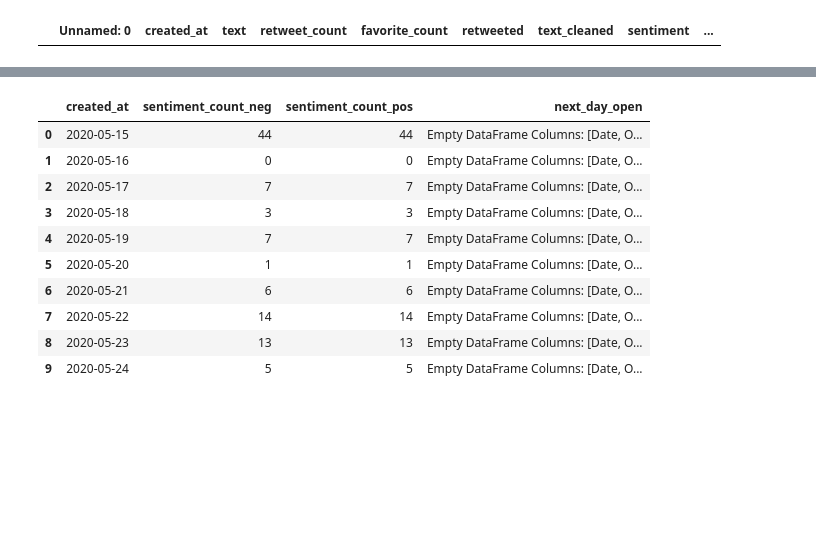
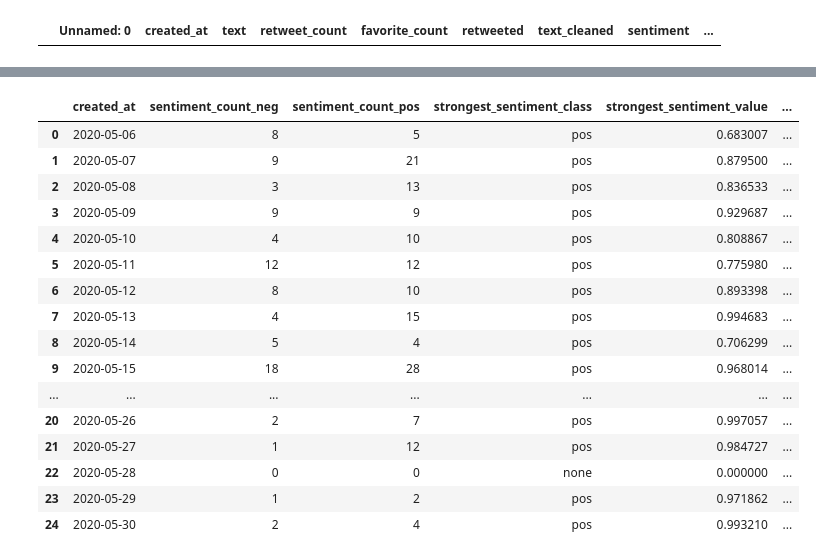
Before and after one commit to tbilaszewski/master-thesis, a Jupyter notebook: main.ipynb, the cells around one changed output, grey strips where cells are left out. Cells and saved outputs as stored; diff of their text form; code cells hidden in the pictures; blank space fills up the shorter version.

```diff
--- a/main.ipynb
+++ b/main.ipynb
@@ -91,13 +91,14 @@ tweets
 # %%
 import math
+from functools import reduce
 
 tweets_groupper= tweets.groupby(pd.Grouper(key='created_at', freq='1D'))
 
 tweets_gropuped = pd.DataFrame()
-tweets_gropuped['sentiment_count_neg'] = tweets_groupper['sentiment_classfication_neg'].count()
-tweets_gropuped['sentiment_count_pos'] = tweets_groupper['sentiment_classfication_pos'].count()
-tweets_gropuped['strongest_sentiment_class'] = tweets_groupper['sentiment'].max().map(lambda sentiment: sentiment[0] if math.isnan(sentiment[1]))
-tweets_gropuped['strongest_sentiment_value'] = tweets_groupper['sentiment'].max().map(lambda sentiment: sentiment[1] if math.isnan(sentiment[1]))
+tweets_gropuped['sentiment_count_neg'] = tweets_groupper['sentiment_classfication_neg'].apply(lambda val: (reduce((lambda x, y: x + y),val.tolist() if len(val.tolist()) else [0])))
+tweets_gropuped['sentiment_count_pos'] = tweets_groupper['sentiment_classfication_pos'].apply(lambda val: (reduce((lambda x, y: x + y),val.tolist() if len(val.tolist()) else [0])))
+tweets_gropuped['strongest_sentiment_class'] = tweets_groupper['sentiment'].max().map(lambda sentiment: sentiment[0] if isinstance(sentiment, list) and not math.isnan(sentiment[1]) else 'none')
+tweets_gropuped['strongest_sentiment_value'] = tweets_groupper['sentiment'].max().map(lambda sentiment: sentiment[1] if isinstance(sentiment, list) and not math.isnan(sentiment[1]) else 0)
 
 tweets_gropuped['ratio_pos/neg'] = (tweets_gropuped['sentiment_count_pos'] - tweets_gropuped['sentiment_count_neg']) / (tweets_gropuped['sentiment_count_pos'] + tweets_gropuped['sentiment_count_neg'] )
 tweets_gropuped
@@ -125,15 +155,0 @@ tweets_gropuped = tweets_gropuped.reset_index()
-# %%
-tweets_gropuped['next_day_open'] = tweets_gropuped['created_at'].apply(lambda date: prices.loc[prices['Date'] == date])
-tweets_gropuped
-# %% [output]
-|  | created_at | sentiment_count_neg | sentiment_count_pos | next_day_open |
-| 0 | 2020-05-15 | 44 | 44 | Empty DataFrame Columns: [Date, O... |
-| 1 | 2020-05-16 | 0 | 0 | Empty DataFrame Columns: [Date, O... |
-| 2 | 2020-05-17 | 7 | 7 | Empty DataFrame Columns: [Date, O... |
-| 3 | 2020-05-18 | 3 | 3 | Empty DataFrame Columns: [Date, O... |
-| 4 | 2020-05-19 | 7 | 7 | Empty DataFrame Columns: [Date, O... |
-| 5 | 2020-05-20 | 1 | 1 | Empty DataFrame Columns: [Date, O... |
-| 6 | 2020-05-21 | 6 | 6 | Empty DataFrame Columns: [Date, O... |
-| 7 | 2020-05-22 | 14 | 14 | Empty DataFrame Columns: [Date, O... |
-| 8 | 2020-05-23 | 13 | 13 | Empty DataFrame Columns: [Date, O... |
-| 9 | 2020-05-24 | 5 | 5 | Empty DataFrame Columns: [Date, O... |
@@ -139,0 +161,29 @@ tweets_gropuped
+# %%
+
+def stockValue(date, daysDifference, valueTime):
+    date = cal.add_working_days(date,daysDifference)
+    value = prices[prices['Date'] == date][valueTime].tolist()
+    return None if len(value) == 0 else value[0]
+
+tweets_gropuped['next_day_open'] = tweets_gropuped['created_at'].map(lambda date : stockValue(date,1,'Open'))
+tweets_gropuped['previous_day_open'] = tweets_gropuped['created_at'].map(lambda date : stockValue(date,-1,'Open'))
+
+tweets_gropuped
+# %% [output]
+|  | created_at | sentiment_count_neg | sentiment_count_pos | strongest_sentiment_class | strongest_sentiment_value | ... |
+| 0 | 2020-05-06 | 8 | 5 | pos | 0.683007 | ... |
+| 1 | 2020-05-07 | 9 | 21 | pos | 0.879500 | ... |
+| 2 | 2020-05-08 | 3 | 13 | pos | 0.836533 | ... |
+| 3 | 2020-05-09 | 9 | 9 | pos | 0.929687 | ... |
+| 4 | 2020-05-10 | 4 | 10 | pos | 0.808867 | ... |
+| 5 | 2020-05-11 | 12 | 12 | pos | 0.775980 | ... |
+| 6 | 2020-05-12 | 8 | 10 | pos | 0.893398 | ... |
+| 7 | 2020-05-13 | 4 | 15 | pos | 0.994683 | ... |
+| 8 | 2020-05-14 | 5 | 4 | pos | 0.706299 | ... |
+| 9 | 2020-05-15 | 18 | 28 | pos | 0.968014 | ... |
+| ... | ... | ... | ... | ... | ... | ... |
+| 20 | 2020-05-26 | 2 | 7 | pos | 0.997057 | ... |
+| 21 | 2020-05-27 | 1 | 12 | pos | 0.984727 | ... |
+| 22 | 2020-05-28 | 0 | 0 | none | 0.000000 | ... |
+| 23 | 2020-05-29 | 1 | 2 | pos | 0.971862 | ... |
+| 24 | 2020-05-30 | 2 | 4 | pos | 0.993210 | ... |
```
Also changed, not shown: parts of 13 cells of this notebook.
